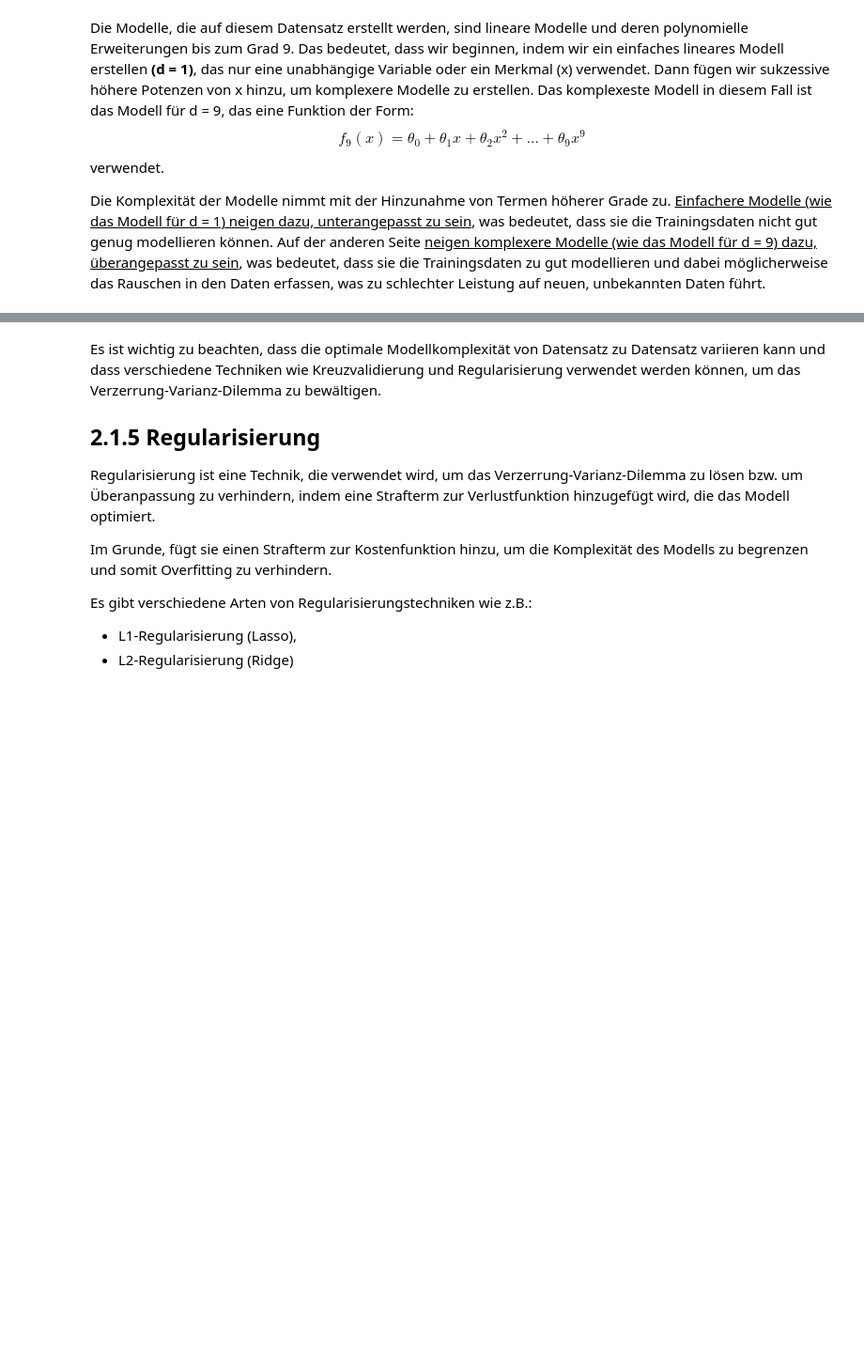
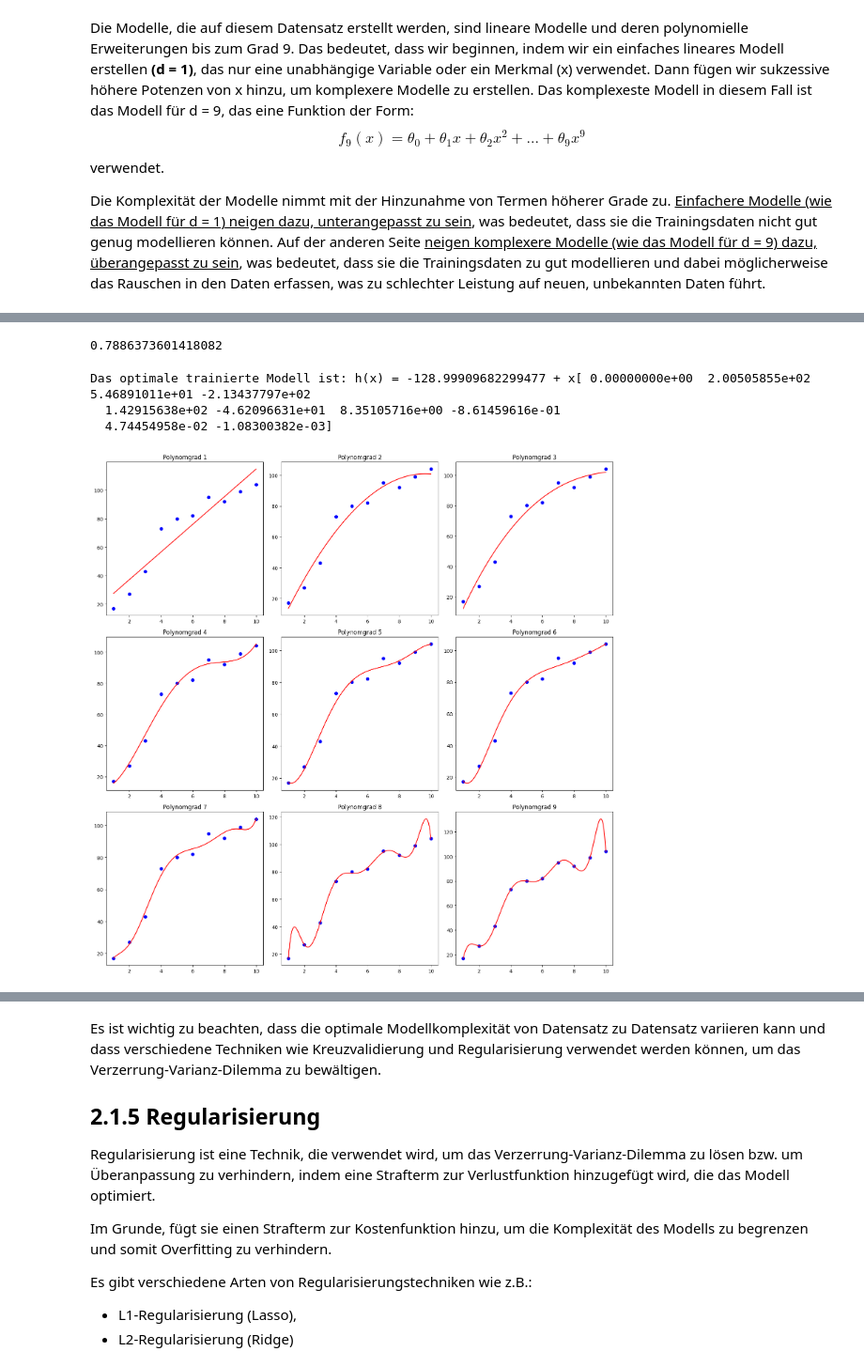
Before and after one commit to ShadaMaayouf/Sem2_Machine_Learning, a Jupyter notebook: KE2_ueberwachtes_Lernen/2_1_Lineare_Regression/2.1. lineare_regression.ipynb, the cells around one changed output, grey strips where cells are left out. Shown: that part at 94% size. Saved outputs shown, nothing was run; the diff lists cells and outputs as text; code cells hidden in the pictures; blank space fills up the shorter version.

```diff
--- a/KE2_ueberwachtes_Lernen/2_1_Lineare_Regression/2.1. lineare_regression.ipynb
+++ b/KE2_ueberwachtes_Lernen/2_1_Lineare_Regression/2.1. lineare_regression.ipynb
@@ -728,0 +392,8 @@ Grad 6: R2 Train = 0.9884378509544567, R2 Test = 0.8671161593571352
+# %%
+
+poly = PolynomialFeatures(9)
+X_ext = poly.fit_transform(X)
+X_ext_test = poly.transform(X_test)
+
+poly_regr = LinearRegression().fit(X_ext,y)
+poly_regr.score(X_ext,y)
@@ -729,3 +410,49 @@ Grad 6: R2 Train = 0.9884378509544567, R2 Test = 0.8671161593571352
+# %%
+poly_regr.score(X_ext_test,y_test)
+# %% [output]
+0.7886373601418082
+# %%
+theta_0 = poly_regr.intercept_[0] #konstante θ0
+theta_koef = poly_regr.coef_[0]#(θ1*x1 + θ2*x2 + ... + θk*xk)
+
+print(f"Das optimale trainierte Modell ist: h(x) = {theta_0} + x{theta_koef} ")
+# %% [output]
+Das optimale trainierte Modell ist: h(x) = -128.99909682299477 + x[ 0.00000000e+00  2.00505855e+02  5.46891011e+01 -2.13437797e+02
+  1.42915638e+02 -4.62096631e+01  8.35105716e+00 -8.61459616e-01
+  4.74454958e-02 -1.08300382e-03]
+# %%
+import matplotlib.pyplot as plt
+import numpy as np
+
+# Erstellen Sie eine Reihe von x-Werten für die Plots
+x_values = np.linspace(X.min(), X.max(), 400).reshape(-1, 1)
+
+fig, axs = plt.subplots(3, 3, figsize=(15, 15))
+
+for i in range(1, 10):
+    # Erstellen Sie ein PolynomialFeatures-Objekt für den aktuellen Grad
+    poly = PolynomialFeatures(i)
+
+    # Transformieren Sie die x-Werte
+    X_ext = poly.fit_transform(X)
+    x_values_ext = poly.transform(x_values)
+
+    # Trainieren Sie das Modell
+    poly_regr = LinearRegression().fit(X_ext, y)
+
+    # Berechnen Sie die y-Werte für das aktuelle Polynom
+    y_values = poly_regr.predict(x_values_ext)
+
+    # Erstellen Sie einen Plot für das aktuelle Polynom
+    ax = axs[(i - 1) // 3, (i - 1) % 3]
+    ax.scatter(X, y, color='blue')
+    ax.plot(x_values, y_values, color='red')
+    ax.set_title(f'Polynomgrad {i}')
+
+plt.tight_layout()
+plt.show()
+# %% [output]
+[figure, added]
 # %% [markdown]
 Die Modelle für **d = 2** und **d = 3** scheinen in diesem Fall am besten zu sein, da sie ein gutes Gleichgewicht zwischen Unteranpassung und Überanpassung bieten. Sie modellieren die Trainingsdaten nicht perfekt, aber sie sind wahrscheinlich robuster gegenüber Störungen in den Daten und liefern bessere Vorhersagen auf neuen, unbekannten Daten.
 
```
Also changed, not shown: parts of 65 cells of this notebook, 1 other file.
